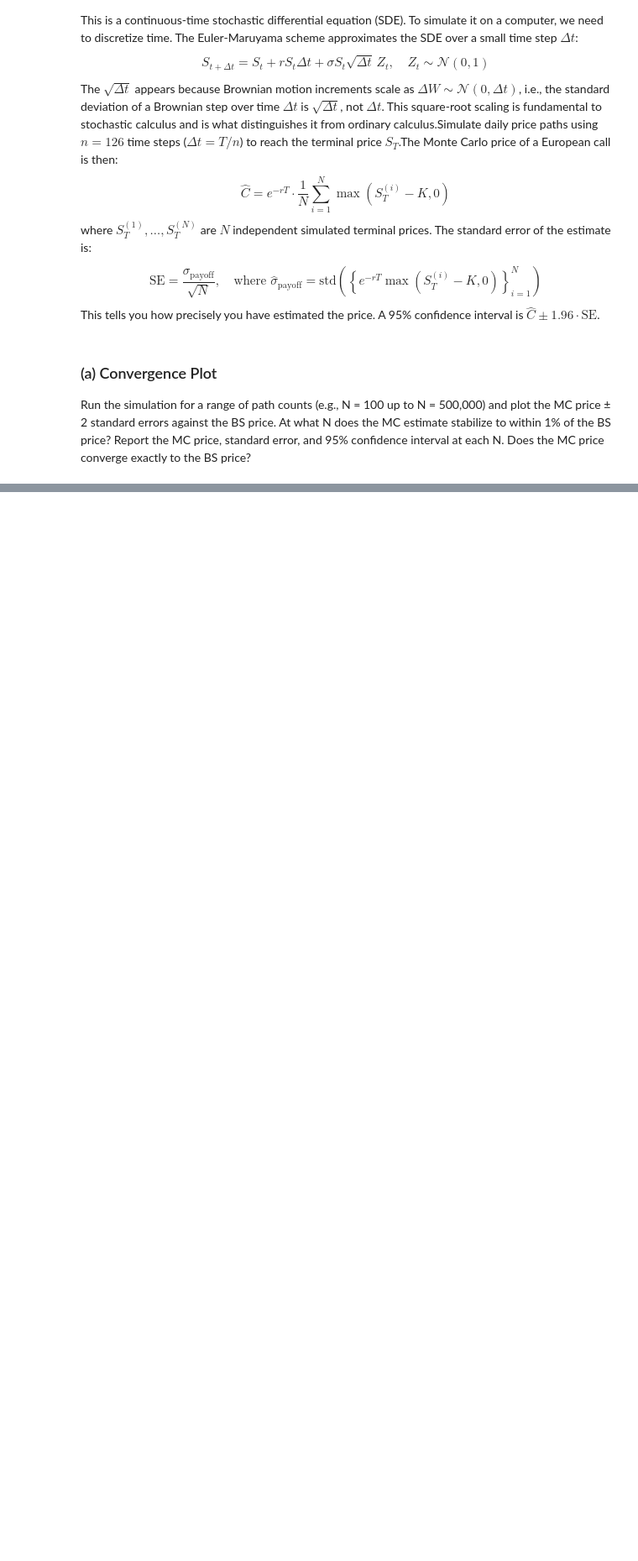
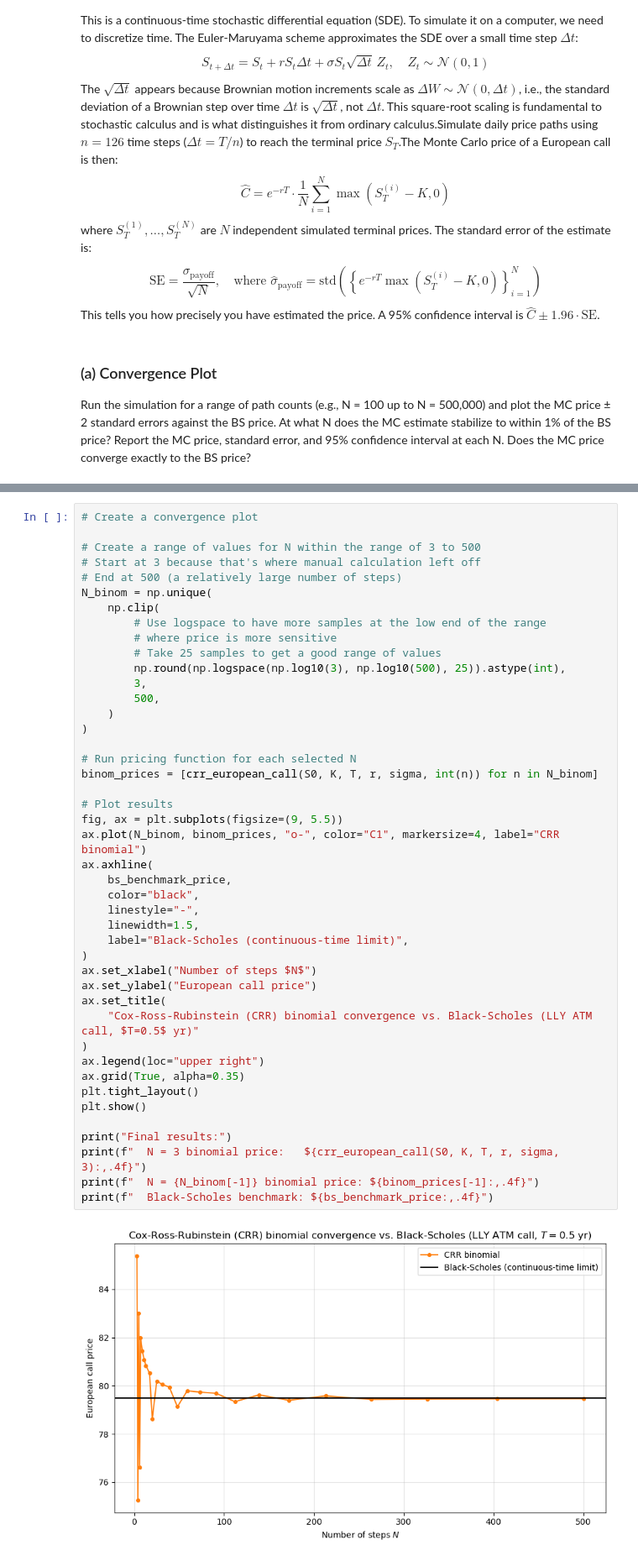
Before and after one commit to sanjxksl/RSM8341-Team11-Assignment2, a Jupyter notebook: Q2.ipynb, the cells around one changed output, grey strips where cells are left out. Shown at 84% size. Saved outputs shown, nothing was run; the diff lists cells and outputs as text; blank space fills up the shorter version.

```diff
--- a/Q2.ipynb
+++ b/Q2.ipynb
@@ -239,0 +383,46 @@ Question 2.2: Monte Carlo (Euler–Maruyama, n = 126 steps, Δt = T/n)
+# %%
+# Create a convergence plot
+
+# Create a range of values for N within the range of 3 to 500
+# Start at 3 because that's where manual calculation left off
+# End at 500 (a relatively large number of steps)
+N_binom = np.unique(
+    np.clip(
+        # Use logspace to have more samples at the low end of the range
+        # where price is more sensitive
+        # Take 25 samples to get a good range of values
+        np.round(np.logspace(np.log10(3), np.log10(500), 25)).astype(int),
+        3,
+        500,
+    )
+)
+
+# Run pricing function for each selected N
+binom_prices = [crr_european_call(S0, K, T, r, sigma, int(n)) for n in N_binom]
+
+# Plot results
+fig, ax = plt.subplots(figsize=(9, 5.5))
+ax.plot(N_binom, binom_prices, "o-", color="C1", markersize=4, label="CRR binomial")
+ax.axhline(
+    bs_benchmark_price,
+    color="black",
+    linestyle="-",
+    linewidth=1.5,
+    label="Black-Scholes (continuous-time limit)",
+)
+ax.set_xlabel("Number of steps $N$")
+ax.set_ylabel("European call price")
+ax.set_title(
+    "Cox-Ross-Rubinstein (CRR) binomial convergence vs. Black-Scholes (LLY ATM call, $T=0.5$ yr)"
+)
+ax.legend(loc="upper right")
+ax.grid(True, alpha=0.35)
+plt.tight_layout()
+plt.show()
+
+print("Final results:")
+print(f"  N = 3 binomial price:   ${crr_european_call(S0, K, T, r, sigma, 3):,.4f}")
+print(f"  N = {N_binom[-1]} binomial price: ${binom_prices[-1]:,.4f}")
+print(f"  Black-Scholes benchmark: ${bs_benchmark_price:,.4f}")
+# %% [output]
+[figure, added]
```
Also changed, not shown: parts of 11 cells of this notebook.
